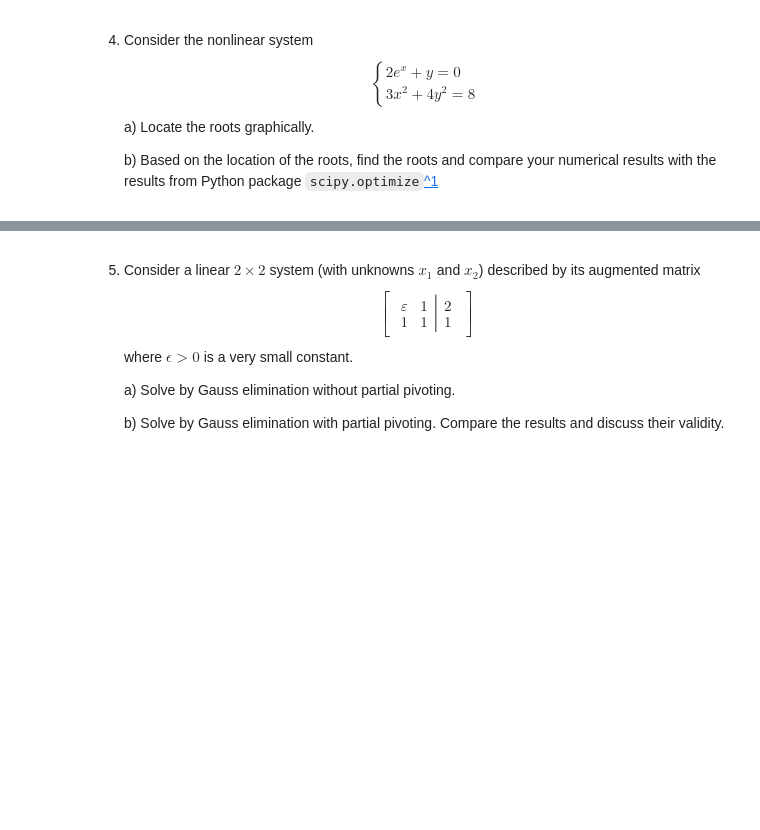
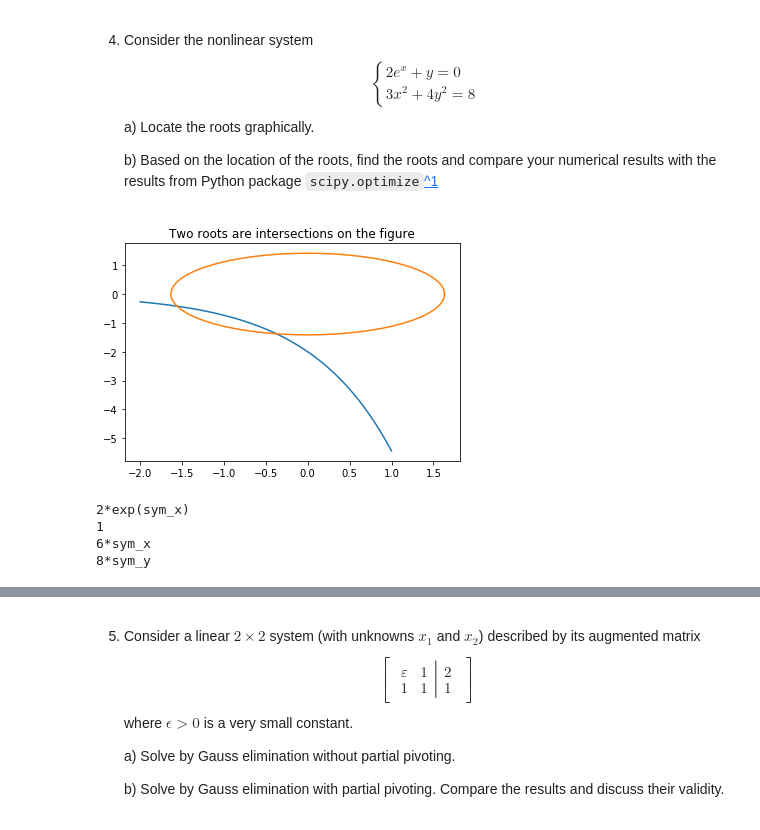
Before and after one commit to Little-old-brother-team/GroupWork, a Jupyter notebook: Week5/第五周作业.ipynb, the cells around one changed output, grey strips where cells are left out. Cells and saved outputs as stored; diff of their text form; code cells hidden in the pictures; blank space fills up the shorter version.

```diff
--- a/Week5/第五周作业.ipynb
+++ b/Week5/第五周作业.ipynb
@@ -46,3 +46,71 @@
     b) Based on the location of the roots, find the roots and compare your numerical results with the results from Python package `scipy.optimize`[^1]
 
     [^1]: (https://docs.scipy.org/doc/scipy/reference/optimize.html).
+# %%
+import numpy as np
+import matplotlib.pyplot as plt
+from sympy import symbols, diff, exp
+# a) =======================================================
+x1 = np.linspace(-2, 1, 201)
+y1 = -2 * np.exp(x1)
+
+theta = np.linspace(0, 2*np.pi, 200)
+x2 = np.cos(theta) * np.sqrt(8/3)
+y2 = np.sin(theta) * np.sqrt(2)
+
+plt.figure()
+plt.plot(x1, y1, label='curve 1')
+plt.plot(x2, y2, label='curve 2')
+plt.title("Two roots are intersections on the figure")
+plt.show()
+plt.close()
+# %% [output]
+[figure, added]
+# %%
+# b) ===============================================
+def NewtonMethod(F, J, x, precision=1e-2, max_rd=100, learning_rate=0.001, show_fig=False):
+    F_value = F(x)
+    F_norm = np.linalg.norm(F_value, ord=2)
+    rd = 0
+
+    if show_fig:
+        plt.figure()
+        plt_x = []
+        plt_y = []
+
+    while abs(F_norm) > precision:
+        delta = np.linalg.solve(J(x), F_value)
+        x -= delta * learning_rate
+        F_value = F(x)
+        F_norm = np.linalg.norm(F_value, ord=2)
+        rd += 1
+        if show_fig:
+            plt_x.append(x[0])
+            plt_y.append(x[1])
+
+        if rd > max_rd:
+            print(f"Method failed in {rd:d} steps.")
+            if show_fig:
+                plt.scatter(plt_x, plt_y)
+                plt.show()
+                plt.close()
+            return [None, rd]
+    if show_fig:
+        plt.scatter(plt_x, plt_y)
+        plt.show()
+        plt.close()
+    return x, rd
+
+sym_x, sym_y = symbols("sym_x sym_y")
+F0 = 2 * exp(sym_x) + sym_y
+F1 = 3 * sym_x**2 + 4 * sym_y**2 - 8
+
+print(diff(F0, sym_x))
+print(diff(F0, sym_y))
+print(diff(F1, sym_x))
+print(diff(F1, sym_y))
+# %% [output]
+2*exp(sym_x)
+1
+6*sym_x
+8*sym_y
```
Also changed, not shown: parts of 1 cell of this notebook, 1 other file.
